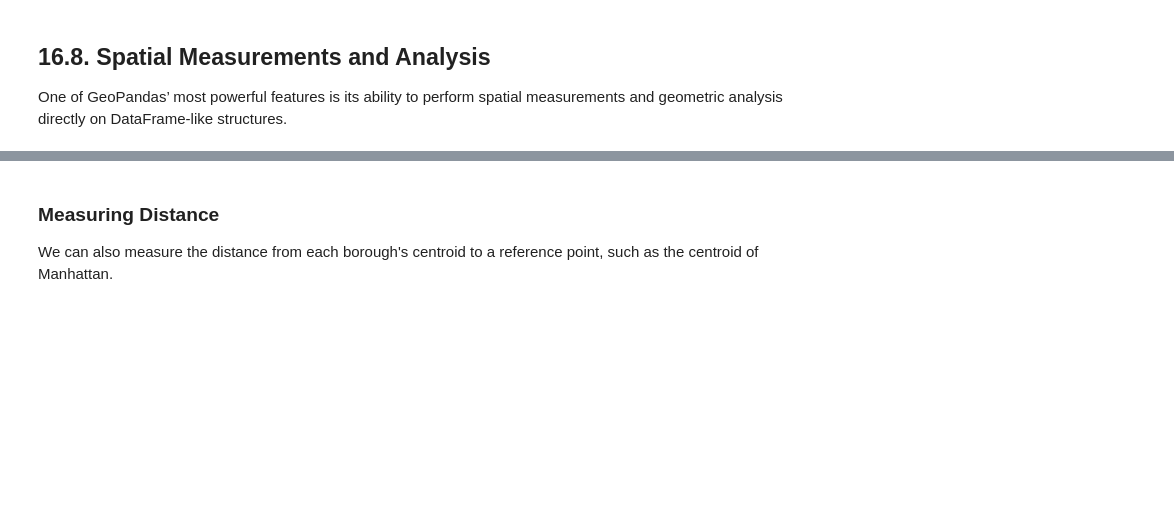
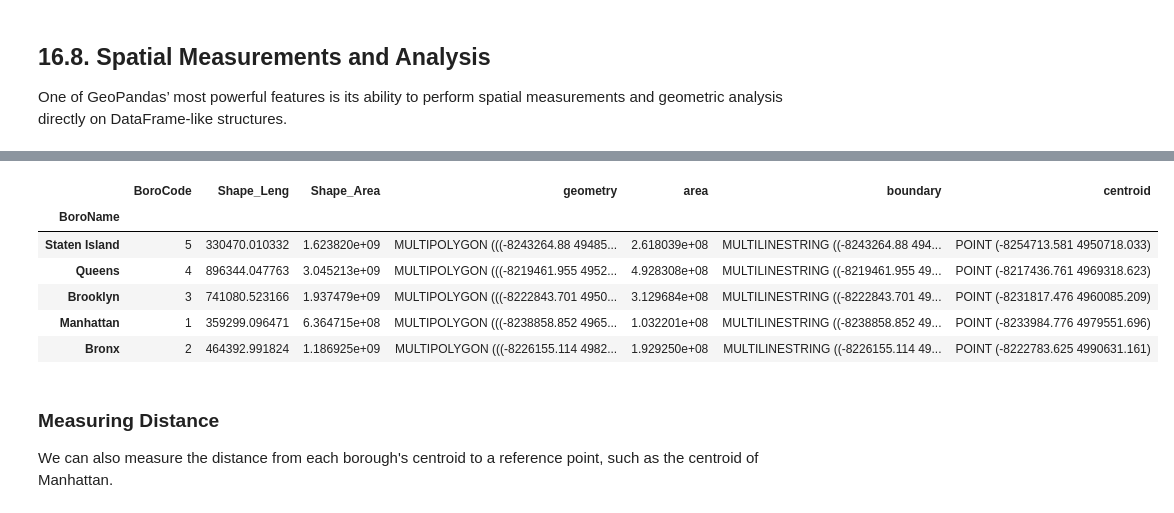
Before and after one commit to wajideveloper/MyGISPythonCourse, a Jupyter notebook: geospatial/geopandas.ipynb, the cells around one changed output, grey strips where cells are left out. Cells and saved outputs as stored; diff of their text form; code cells hidden in the pictures; blank space fills up the shorter version.

```diff
--- a/geospatial/geopandas.ipynb
+++ b/geospatial/geopandas.ipynb
@@ -146,5 +155,6 @@ analysis directly on DataFrame-like structures.
 # %%
-gdf = gdf.to_crs("EPSG: 3857")
+# gdf = gdf.to_crs("EPSG: 3857")
+gdf = gdf.to_crs(epsg=3857)
 # %%
 gdf = gdf.set_index("BoroName")
 print(f"Now using CRS:{ gdf.crs}")
@@ -159,9 +169,6 @@ Now that we have the data, let's explore some simple GeoPandas methods to manipu
 
 We can calculate the area of each borough. GeoPandas automatically calculates the area of each polygon:
 # %%
-# Set BoroName as the index for easier reference
-gdf = gdf.set_index("BoroName")
-
 # Calculate the area
-gdf["area"] = gdf.area
+gdf['area'] = gdf.area
 gdf
@@ -180,3 +215,13 @@ gdf[["boundary", "centroid"]]
+# %%
+gdf
+# %% [output]
+|  | BoroCode | Shape_Leng | Shape_Area | geometry | area | boundary | centroid |
+| BoroName |  |  |  |  |  |  |  |
+| Staten Island | 5 | 330470.010332 | 1.623820e+09 | MULTIPOLYGON (((-8243264.88 49485... | 2.618039e+08 | MULTILINESTRING ((-8243264.88 494... | POINT (-8254713.581 4950718.033) |
+| Queens | 4 | 896344.047763 | 3.045213e+09 | MULTIPOLYGON (((-8219461.955 4952... | 4.928308e+08 | MULTILINESTRING ((-8219461.955 49... | POINT (-8217436.761 4969318.623) |
+| Brooklyn | 3 | 741080.523166 | 1.937479e+09 | MULTIPOLYGON (((-8222843.701 4950... | 3.129684e+08 | MULTILINESTRING ((-8222843.701 49... | POINT (-8231817.476 4960085.209) |
+| Manhattan | 1 | 359299.096471 | 6.364715e+08 | MULTIPOLYGON (((-8238858.852 4965... | 1.032201e+08 | MULTILINESTRING ((-8238858.852 49... | POINT (-8233984.776 4979551.696) |
+| Bronx | 2 | 464392.991824 | 1.186925e+09 | MULTIPOLYGON (((-8226155.114 4982... | 1.929250e+08 | MULTILINESTRING ((-8226155.114 49... | POINT (-8222783.625 4990631.161) |
 # %% [markdown]
 ### Measuring Distance
 
```
Also changed, not shown: parts of 17 cells of this notebook.
